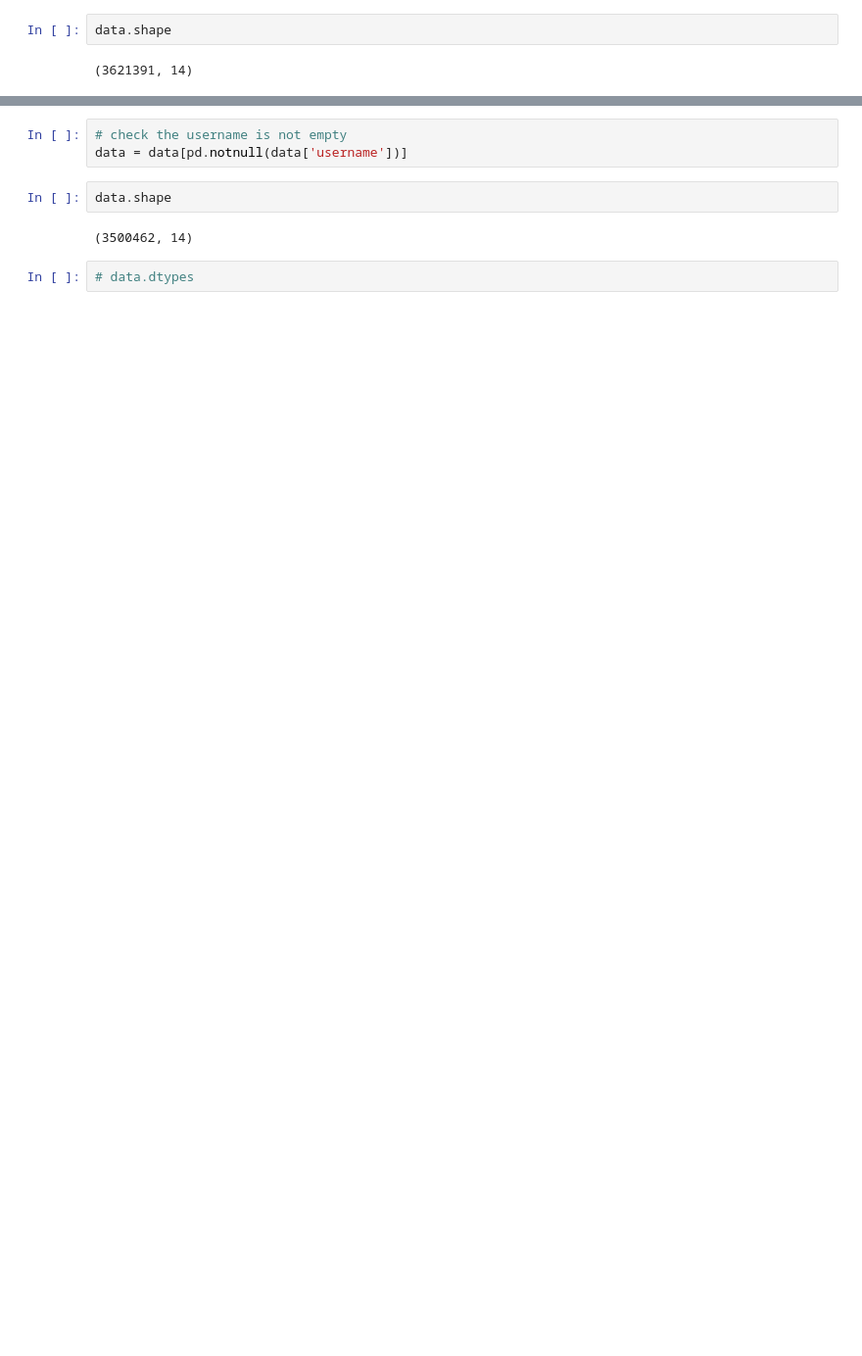
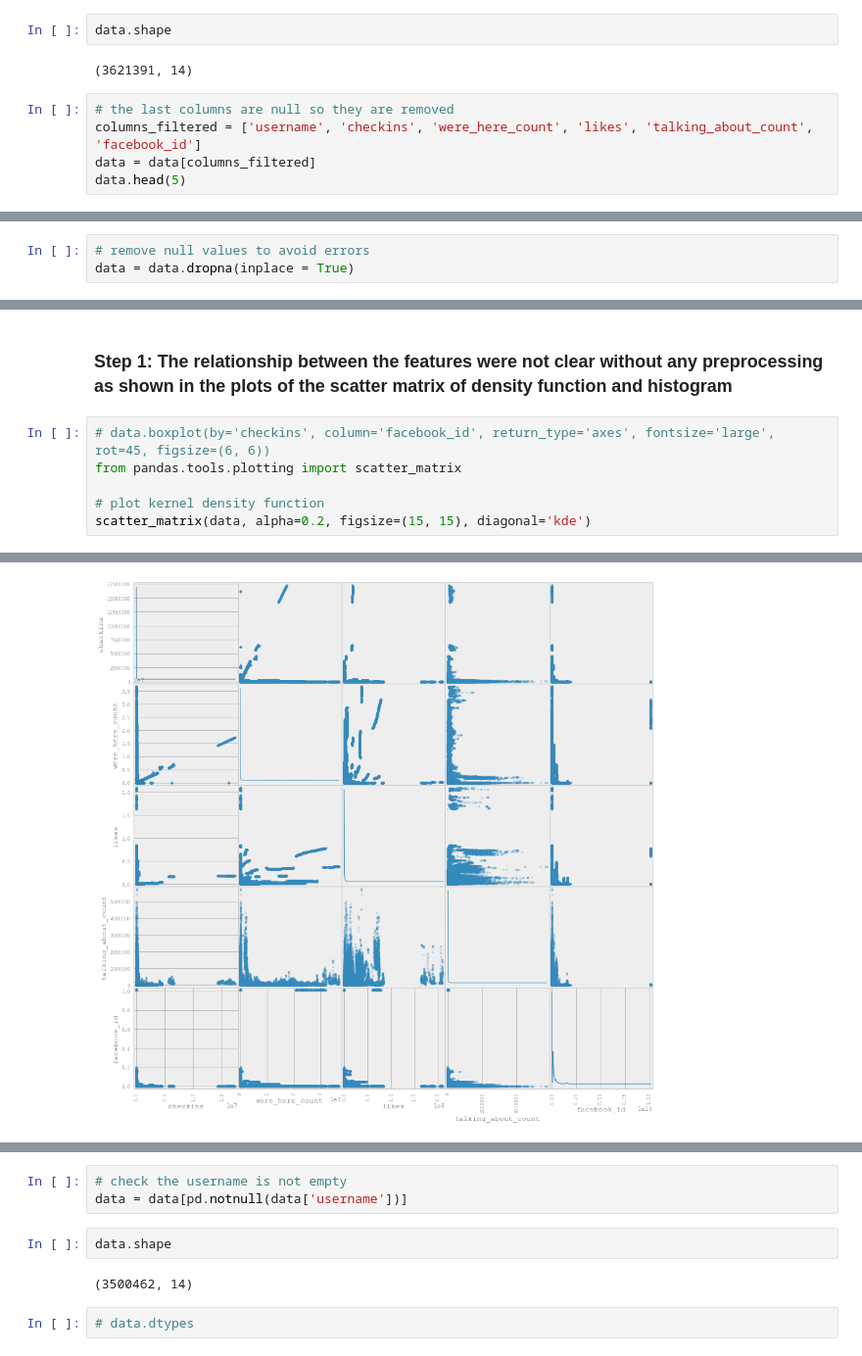
Before and after one commit to ghada-soliman/dataincubator_plot1, a Jupyter notebook: Facebook_plot1.ipynb, the cells around one changed output, grey strips where cells are left out. Shown at 98% size. Drawn from its saved outputs; the diff is of its cells as text; blank space fills up the shorter version.

```diff
--- a/Facebook_plot1.ipynb
+++ b/Facebook_plot1.ipynb
@@ -24,3 +26,8 @@ data.head(5)
 data.shape
 # %% [output]
 (3621391, 14)
+# %%
+# the last columns are null so they are removed
+columns_filtered = ['username', 'checkins', 'were_here_count', 'likes', 'talking_about_count', 'facebook_id']
+data = data[columns_filtered]
+data.head(5)
@@ -26,0 +41,3 @@ data.shape
+# %%
+# remove null values to avoid errors
+data = data.dropna(inplace = True)
@@ -26,0 +57,9 @@ data.shape
+# %% [markdown]
+### Step 1: The relationship between the features were not clear without any preprocessing as shown in the plots of the scatter matrix of density function and histogram
+# %%
+# data.boxplot(by='checkins', column='facebook_id', return_type='axes', fontsize='large', rot=45, figsize=(6, 6))
+from pandas.tools.plotting import scatter_matrix
+
+# plot kernel density function
+scatter_matrix(data, alpha=0.2, figsize=(15, 15), diagonal='kde')
+# %% [output]
@@ -26,0 +83 @@ data.shape
+[figure, added]
```
Also changed, not shown: parts of 21 cells of this notebook.
